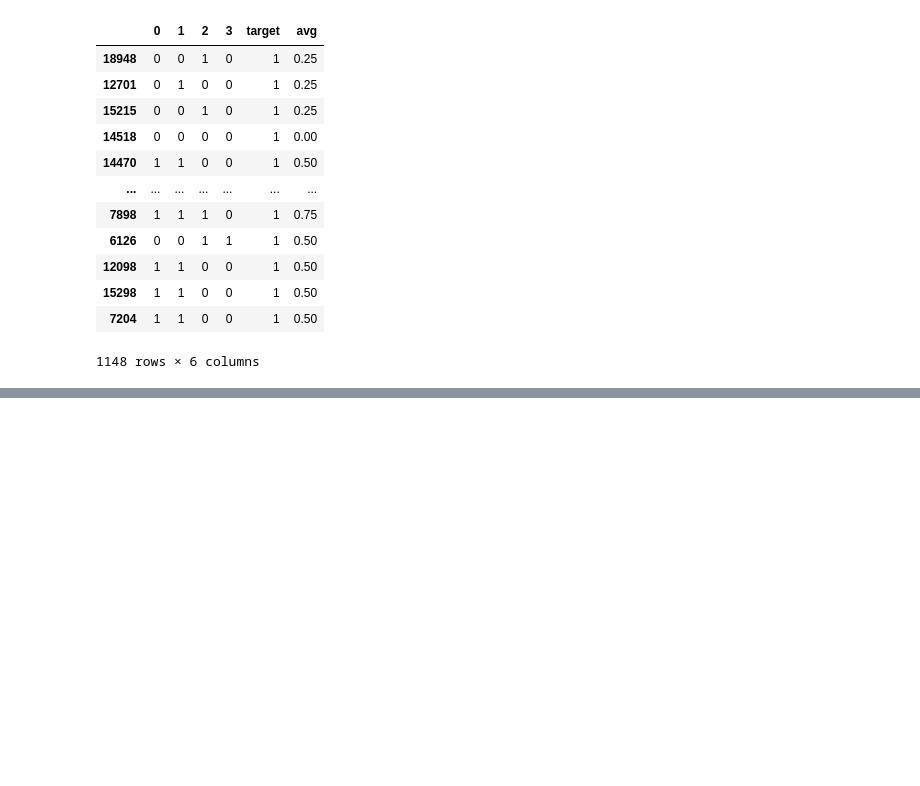
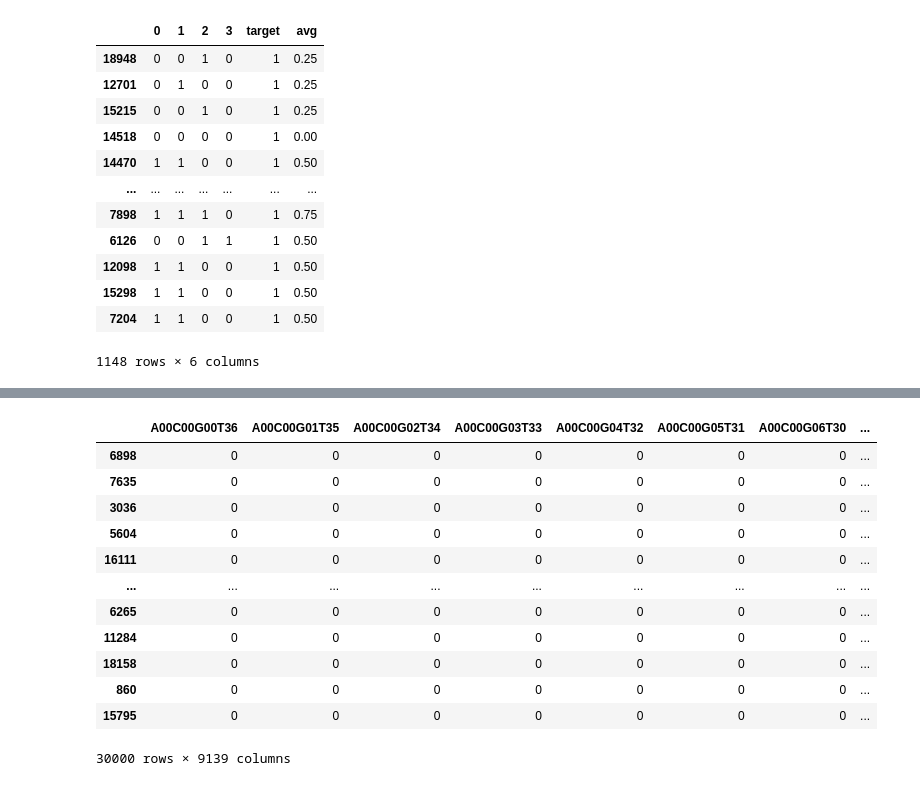
Before and after one commit to harryminds/DNA-Sequence-Classification, a Jupyter notebook: Untitled.ipynb, the cells around one changed output, grey strips where cells are left out. Saved outputs shown, nothing was run; the diff lists cells and outputs as text; code cells hidden in the pictures; blank space fills up the shorter version.

```diff
--- a/Untitled.ipynb
+++ b/Untitled.ipynb
@@ -74,6 +74,7 @@ class KGroupKMerTransformer(TransformerMixin, BaseEstimator):
         self.k = k
         self.normalize = normalize
         self.verbose = verbose
+        self.prune = prune
 
     def fit(self, X):
         if self.verbose:
@@ -325,8 +326,27 @@ test[(test['target'] == 1) & (test['avg'] < 1)]
 | 15298 | 1 | 1 | 0 | 0 | 1 | 0.50 |
 | 7204 | 1 | 1 | 0 | 0 | 1 | 0.50 |
 1148 rows × 6 columns
+# %%
+class KGroupColumnPruner(TransformerMixin, BaseEstimator):
+
+    def fit(self, X):
+
+        self.columns_to_keep = X.loc[:,(X>0).any(axis=0)].columns
+
+        return self
+
+    def transform(self, X):
+
+        X_trans = X[self.columns_to_keep]
+
+        return X_trans
+
+    def fit_transform(self, X, y=None):
+
+        return self.fit(X).transform(X)
 # %%
 extraextratrees = Pipeline(steps=[
+    ('column_pruner', KGroupColumnPruner()),
     ("clf", ExtraTreesClassifier(random_state=42))
 ])
 extraextratrees.fit(X_train, y_train)
@@ -340,0 +375,16 @@ plot_roc_curve(extraextratrees, X_test, y_test)
+# %%
+X_train
+# %% [output]
+|  | A00C00G00T36 | A00C00G01T35 | A00C00G02T34 | A00C00G03T33 | A00C00G04T32 | A00C00G05T31 | A00C00G06T30 | ... |
+| 6898 | 0 | 0 | 0 | 0 | 0 | 0 | 0 | ... |
+| 7635 | 0 | 0 | 0 | 0 | 0 | 0 | 0 | ... |
+| 3036 | 0 | 0 | 0 | 0 | 0 | 0 | 0 | ... |
+| 5604 | 0 | 0 | 0 | 0 | 0 | 0 | 0 | ... |
+| 16111 | 0 | 0 | 0 | 0 | 0 | 0 | 0 | ... |
+| ... | ... | ... | ... | ... | ... | ... | ... | ... |
+| 6265 | 0 | 0 | 0 | 0 | 0 | 0 | 0 | ... |
+| 11284 | 0 | 0 | 0 | 0 | 0 | 0 | 0 | ... |
+| 18158 | 0 | 0 | 0 | 0 | 0 | 0 | 0 | ... |
+| 860 | 0 | 0 | 0 | 0 | 0 | 0 | 0 | ... |
+| 15795 | 0 | 0 | 0 | 0 | 0 | 0 | 0 | ... |
+30000 rows × 9139 columns
```
Also changed, not shown: parts of 3 cells of this notebook, 8 other files.
